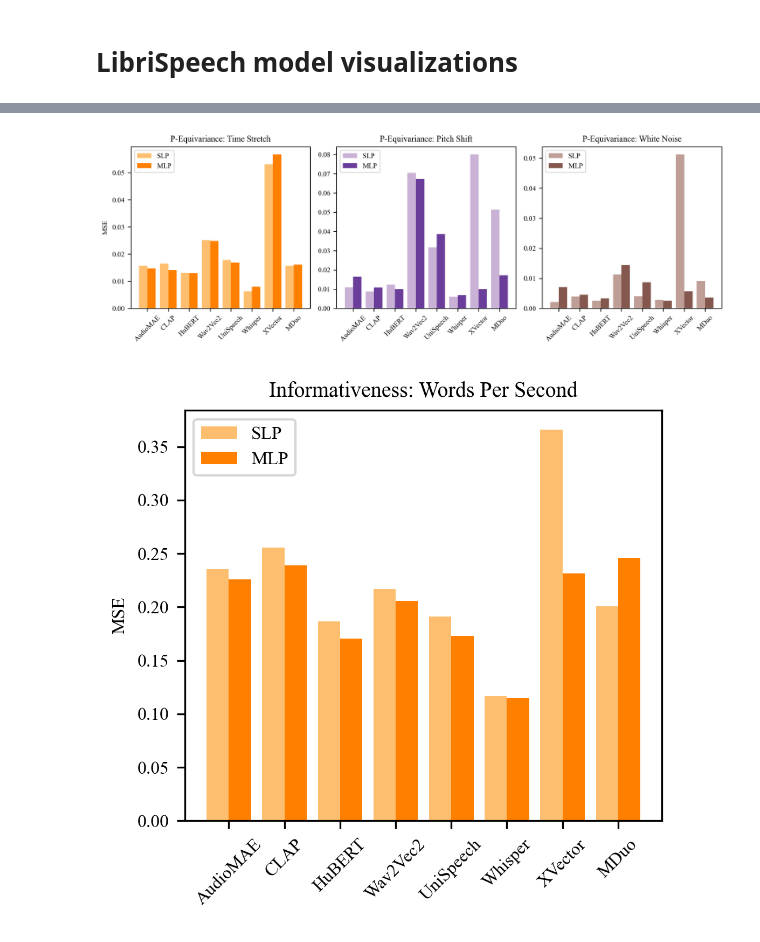
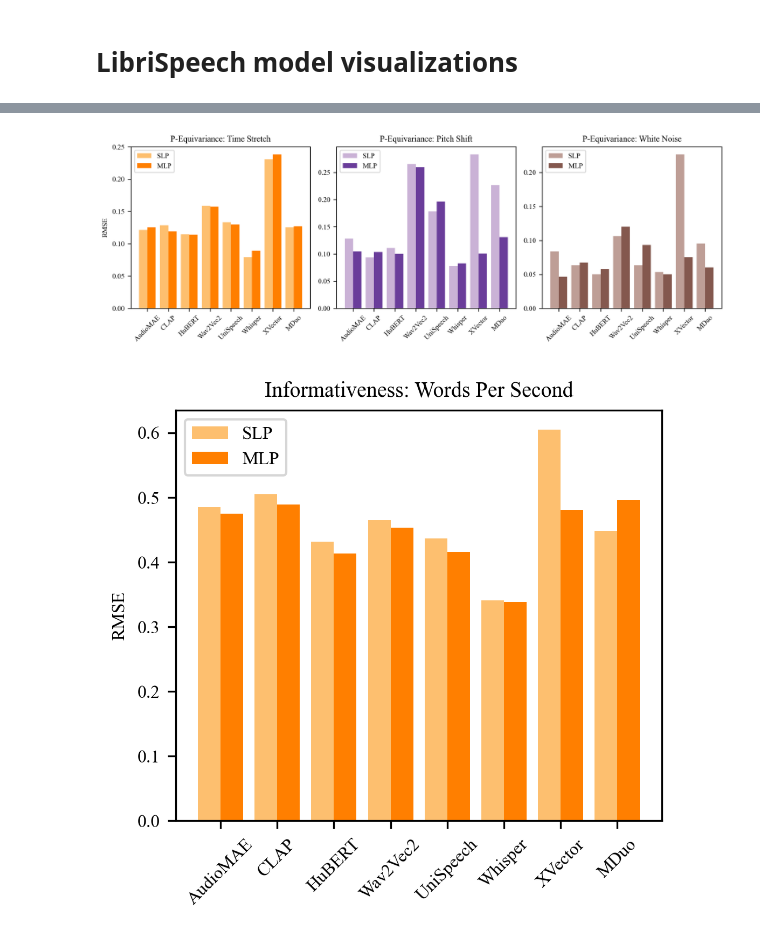
Before and after one commit to lauraibnz/synesis, a Jupyter notebook: vis/visualize_librispeech.ipynb, the cells around one changed output, grey strips where cells are left out. Saved outputs shown, nothing was run; the diff lists cells and outputs as text; code cells hidden in the pictures.

```diff
--- a/vis/visualize_librispeech.ipynb
+++ b/vis/visualize_librispeech.ipynb
@@ -51,7 +52,7 @@ for run_name, metrics in results.items():
         feature = next((f for f in feature_order if f in run_name), None)
         label = next((l for l in ["wps"] if l in run_name), None)
         if feature and label:
-            scaled_mse = metrics["mse"] / LABEL_SCALING[label]
+            scaled_mse = math.sqrt(metrics["mse"] / LABEL_SCALING[label])
             if "linear" in run_name:
                 info_data["linear"].append(
                     {"Feature": feature, "Label": label, "MSE": scaled_mse}
@@ -93,13 +94,15 @@ for run_name, metrics in results.items():
             None,
         )
         if feature and transform:
+            # Compute RMSE
+            rmse = math.sqrt(metrics["mse"])
             if "linear" in run_name:
                 para_data["linear"].append(
-                    {"Feature": feature, "Transform": transform, "MSE": metrics["mse"]}
+                    {"Feature": feature, "Transform": transform, "MSE": rmse}
                 )
             else:
                 para_data["nonlinear"].append(
-                    {"Feature": feature, "Transform": transform, "MSE": metrics["mse"]}
+                    {"Feature": feature, "Transform": transform, "MSE": rmse}
                 )
 
 df_para_nonlinear = pd.DataFrame(para_data["nonlinear"])
@@ -139,15 +142,17 @@ for run_name, metrics in results.items():
             None,
         )
         if feature and transform:
-            # Normalize MSE by feature dimension
-            scaled_mse = metrics["mse"] / feature_configs[feature]["feature_dim"]
+            # Compute RMSE by normalizing the mse by the feature dimension, then taking the square root.
+            scaled_rmse = math.sqrt(
+                metrics["mse"] / feature_configs[feature]["feature_dim"]
+            )
             if "linear" in run_name:
                 feat_data["linear"].append(
-                    {"Feature": feature, "Transform": transform, "MSE": scaled_mse}
+                    {"Feature": feature, "Transform": transform, "MSE": scaled_rmse}
                 )
             else:
                 feat_data["nonlinear"].append(
-                    {"Feature": feature, "Transform": transform, "MSE": scaled_mse}
+                    {"Feature": feature, "Transform": transform, "MSE": scaled_rmse}
                 )
 
 df_feat_nonlinear = pd.DataFrame(feat_data["nonlinear"])
@@ -243,7 +248,7 @@ for i, transform in enumerate(nonlinear_transforms):
     axes[i].set_xticks(x)
     axes[i].set_xticklabels(pivot.index, rotation=45)
     if i == 0:
-        axes[i].set_ylabel("MSE")
+        axes[i].set_ylabel("RMSE")
     else:
         axes[i].set_ylabel("")
     axes[i].legend(loc="upper left")
@@ -251,7 +256,7 @@ for i, transform in enumerate(nonlinear_transforms):
 plt.tight_layout()
 plt.show()
 # %% [output]
-[figure, old version]
+[figure, new version]
 # %%
 # Create a combined INFO_DOWN dataframe with a new 'Type' column.
 df_info_nonlinear["Type"] = "MLP"
@@ -267,35 +272,35 @@ import numpy as np
 # Use the Paired colormap from matplotlib
 cmap = plt.get_cmap("Paired")
 colors_info = {"SLP": cmap(6), "MLP": cmap(7)}
 
 x = np.arange(len(pivot.index))
 bar_width = 0.4
 
 fig, ax = plt.subplots(figsize=(10 * 2.6 / 7.14, 3.5))
 ax.bar(
     x - bar_width / 2,
     pivot["SLP"],
     width=bar_width,
     color=colors_info["SLP"],
     label="SLP",
 )
 ax.bar(
     x + bar_width / 2,
     pivot["MLP"],
     width=bar_width,
     color=colors_info["MLP"],
     label="MLP",
 )
 
 ax.set_xticks(x)
 ax.set_xticklabels(pivot.index, rotation=45)
-ax.set_ylabel("MSE")
+ax.set_ylabel("RMSE")
 ax.set_title("Informativeness: Words Per Second")
 ax.legend(loc="upper left")
 plt.tight_layout()
 plt.show()
 # %% [output]
-[figure, old version]
+[figure, new version]
 # %%
 # ----- EQUI_FEAT Combined Plot (Main Visualization using Cosine metric) -----
 # Create cosine data for EQUI_FEAT from results
```
Also changed, not shown: parts of 3 cells of this notebook, 2 other files.
